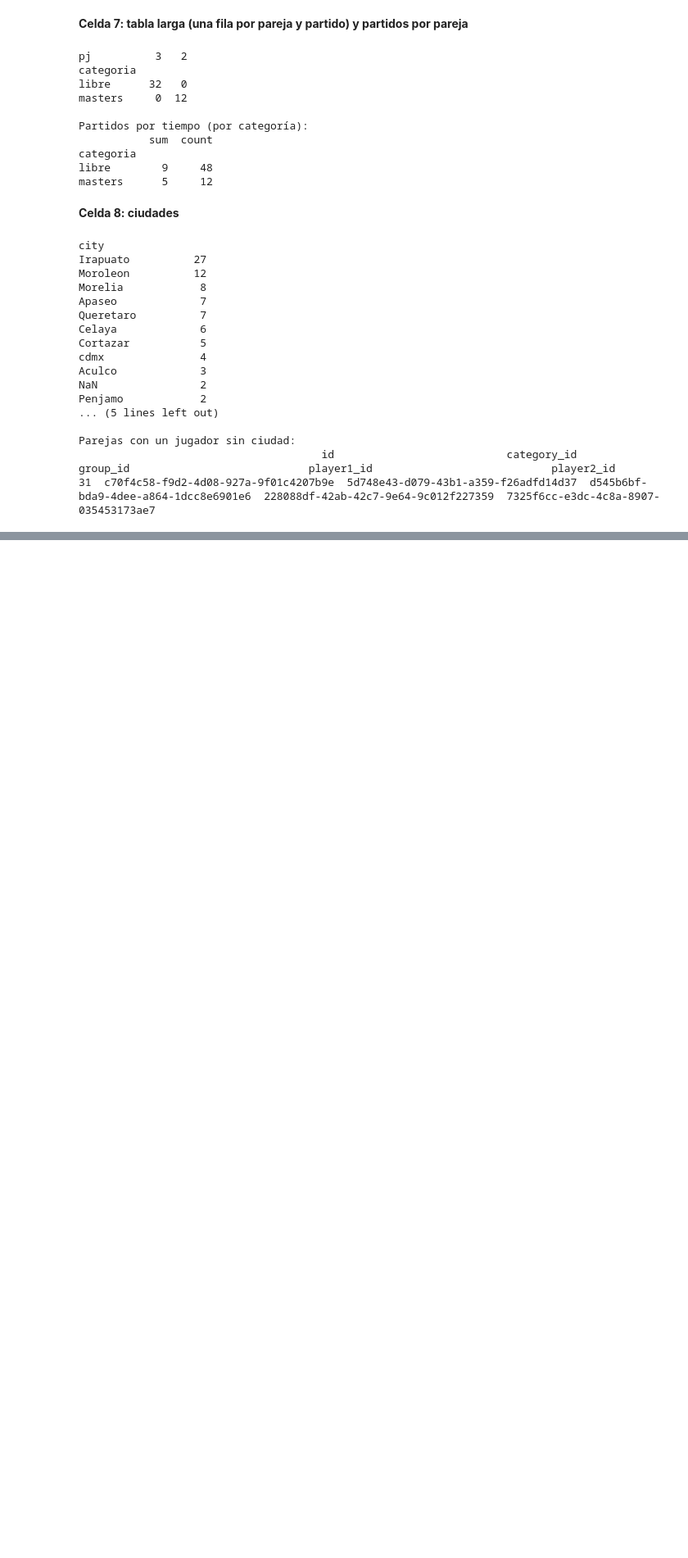
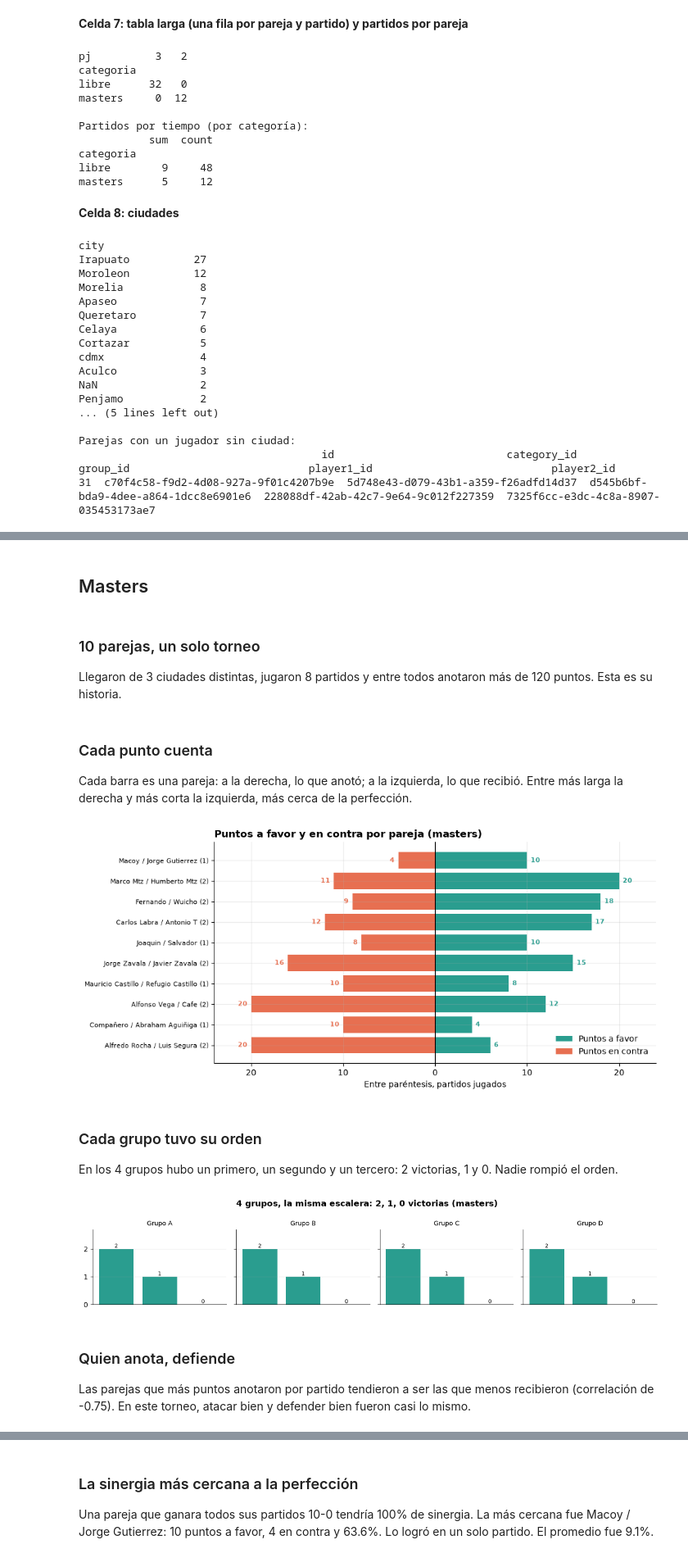
Before and after one commit to Astra-exe/tdlf26-data, a Jupyter notebook: notebooks/EDA.ipynb, the cells around one changed output, grey strips where cells are left out. Shown at 82% size. Saved outputs shown, nothing was run; the diff lists cells and outputs as text; code cells hidden in the pictures; blank space fills up the shorter version.

```diff
--- a/notebooks/EDA.ipynb
+++ b/notebooks/EDA.ipynb
@@ -264,0 +509,6 @@ Parejas con un jugador sin ciudad:
+# %%
+from scipy import stats
+
+for cat, df in pairs.groupby("categoria"):
+    r, p = stats.pearsonr(df["pf_pp"], df["pc_pp"])
+    print(f"{cat}: r={r:.3f}, p={p:.2e}, n={len(df)}")
@@ -264,0 +993,18 @@ Parejas con un jugador sin ciudad:
+# %%
+mostrar("masters")
+# %% [output]
+## Masters
+### 10 parejas, un solo torneo
+
+Llegaron de 3 ciudades distintas, jugaron 8 partidos y entre todos anotaron más de 120 puntos. Esta es su historia.
+### Cada punto cuenta
+
+Cada barra es una pareja: a la derecha, lo que anotó; a la izquierda, lo que recibió. Entre más larga la derecha y más corta la izquierda, más cerca de la perfección.
+[figure, added]
+### Cada grupo tuvo su orden
+
+En los 4 grupos hubo un primero, un segundo y un tercero: 2 victorias, 1 y 0. Nadie rompió el orden.
+[figure, added]
+### Quien anota, defiende
+
+Las parejas que más puntos anotaron por partido tendieron a ser las que menos recibieron (correlación de -0.75). En este torneo, atacar bien y defender bien fueron casi lo mismo.
@@ -264,0 +1012,3 @@ Parejas con un jugador sin ciudad:
+### La sinergia más cercana a la perfección
+
+Una pareja que ganara todos sus partidos 10-0 tendría 100% de sinergia. La más cercana fue Macoy / Jorge Gutierrez: 10 puntos a favor, 4 en contra y 63.6%. Lo logró en un solo partido. El promedio fue 9.1%.
```
Also changed, not shown: parts of 32 cells of this notebook, 1 other file.
